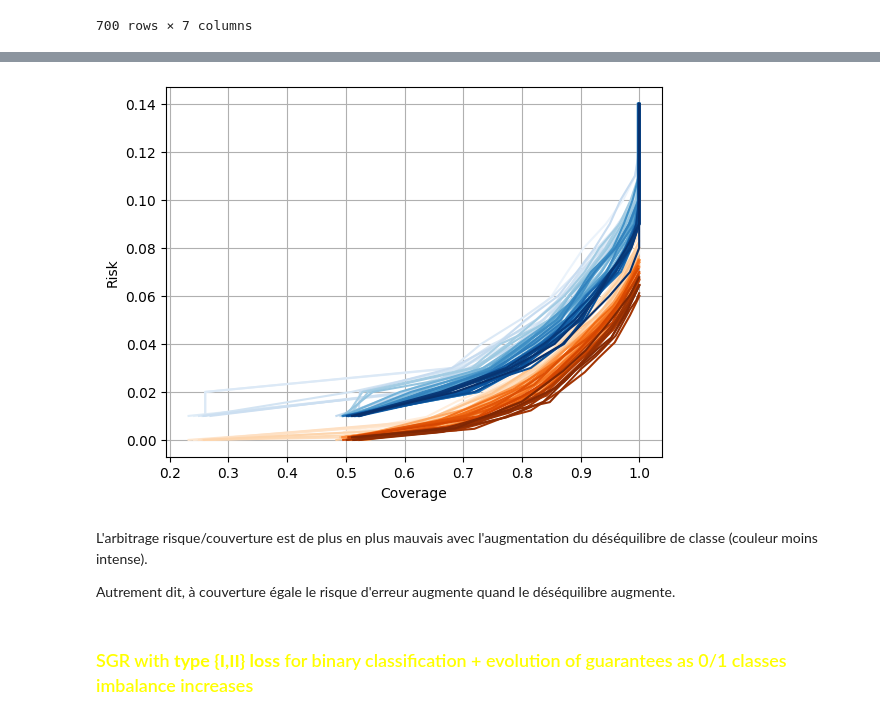
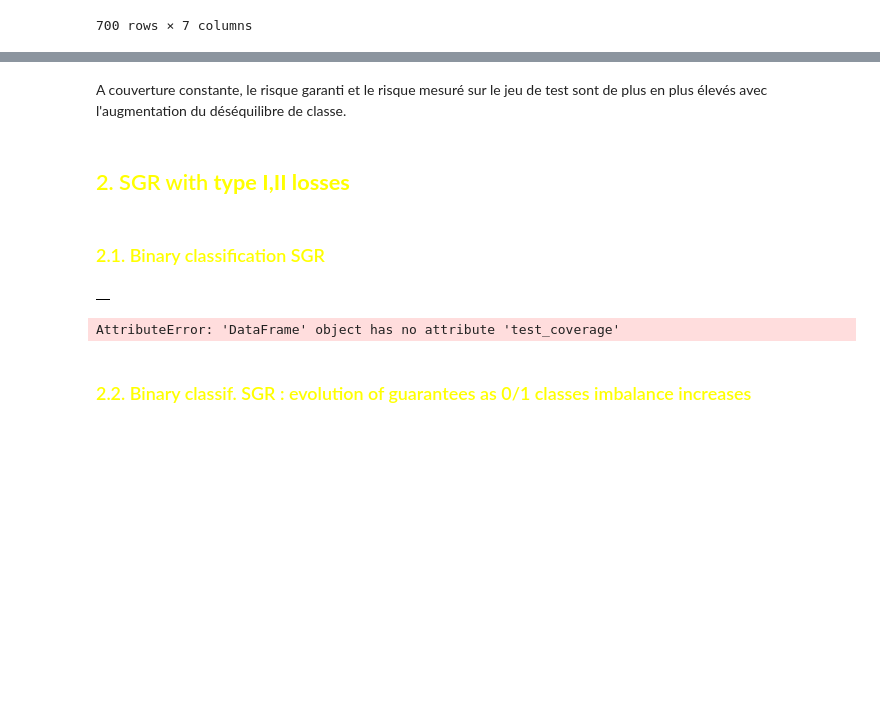
Before and after one commit to EmilienJemelen/selective-classification, a Jupyter notebook: vgg16_cifar10/SGR_vgg16_cifar10.ipynb, the cells around one changed output, grey strips where cells are left out. Drawn from its saved outputs; the diff is of its cells as text; code cells hidden in the pictures; blank space fills up the shorter version.

```diff
--- a/vgg16_cifar10/SGR_vgg16_cifar10.ipynb
+++ b/vgg16_cifar10/SGR_vgg16_cifar10.ipynb
@@ -122,36 +178,29 @@ all_dfs
+# %% [markdown]
+A couverture constante, le risque garanti et le risque mesuré sur le jeu de test sont de plus en plus élevés avec l'augmentation du déséquilibre de classe.
+# %% [markdown]
+## <font color = 'yellow'> 2. SGR with __type I,II losses__
+# %% [markdown]
+### <font color = 'yellow'> 2.1. Binary classification SGR
+# %%
+train_set = binary_set.iloc[:int(binary_set.shape[0]/2)]
+train_set = train_set.sort_values('SR', ascending=True).reset_index(drop=True).copy()
+test_set = binary_set.iloc[int(binary_set.shape[0]/2):]
+results = SGR_at_risks(train_set,test_set, loss = 'typeII', delta = 0.1)
+
+results
+# %% [output]
+|  |
 # %%
-import matplotlib.cm as cm
-import matplotlib.colors as mcolors
-
-# Choose a colormap, e.g., 'viridis' or 'Blues'
-cmap_blue = cm.get_cmap('Blues')
-cmap_viridis = cm.get_cmap('viridis')
-cmap_green = cm.get_cmap('Greens')
-cmap_orange = cm.get_cmap('Oranges')
-
-for proportion_1 in range(1,51):
-
-    norm_value = proportion_1 / 50  # because 50 is the max
-    blue,viridis,green,orange = cmap_blue(norm_value),cmap_viridis(norm_value),cmap_green(norm_value),cmap_orange(norm_value)
-
-    results = all_dfs.loc[all_dfs.proportion_1 == proportion_1/100]
-
-    plt.plot(results.test_coverage, results.desired_risk, color = blue, label = str(proportion_1))
-    #plt.plot(results.test_coverage, results.risk_bound, color = viridis, label = 'Guaranteed risk')
-    #plt.plot(results.train_coverage, results.train_risk, color = green, label = 'Risk on training set')
-    plt.plot(results.test_coverage, results.test_risk, color = orange, label = 'Risk on test set')
-
+plt.plot(results.test_coverage, results.desired_risk, label = 'Desired risk', c='red')
+plt.plot(results.test_coverage, results.risk_bound, label = 'Guaranteed risk',  linestyle='--')
+plt.plot(results.train_coverage, results.train_risk, label = 'Risk on training set',  linestyle='--')
+plt.plot(results.test_coverage, results.test_risk, label = 'Risk on test set')
 plt.xlabel('Coverage')
 plt.ylabel('Risk')
-#plt.legend()
+plt.legend()
 plt.grid()
-#plt.ylim(0,0.08)
 plt.show()
 # %% [output]
-[figure, removed]
+AttributeError: 'DataFrame' object has no attribute 'test_coverage'
-# %% [markdown]
-L'arbitrage risque/couverture est de plus en plus mauvais avec l'augmentation du déséquilibre de classe (couleur moins intense).
-
-Autrement dit, à couverture égale le risque d'erreur augmente quand le déséquilibre augmente.
 # %% [markdown]
-### <font color = 'yellow'> SGR with __type {I,II} loss__ for binary classification + evolution of guarantees as 0/1 classes imbalance increases
+### <font color = 'yellow'> 2.2. Binary classif. SGR : evolution of guarantees as 0/1 classes imbalance increases
```
Also changed, not shown: parts of 10 cells of this notebook, 1 other file.
